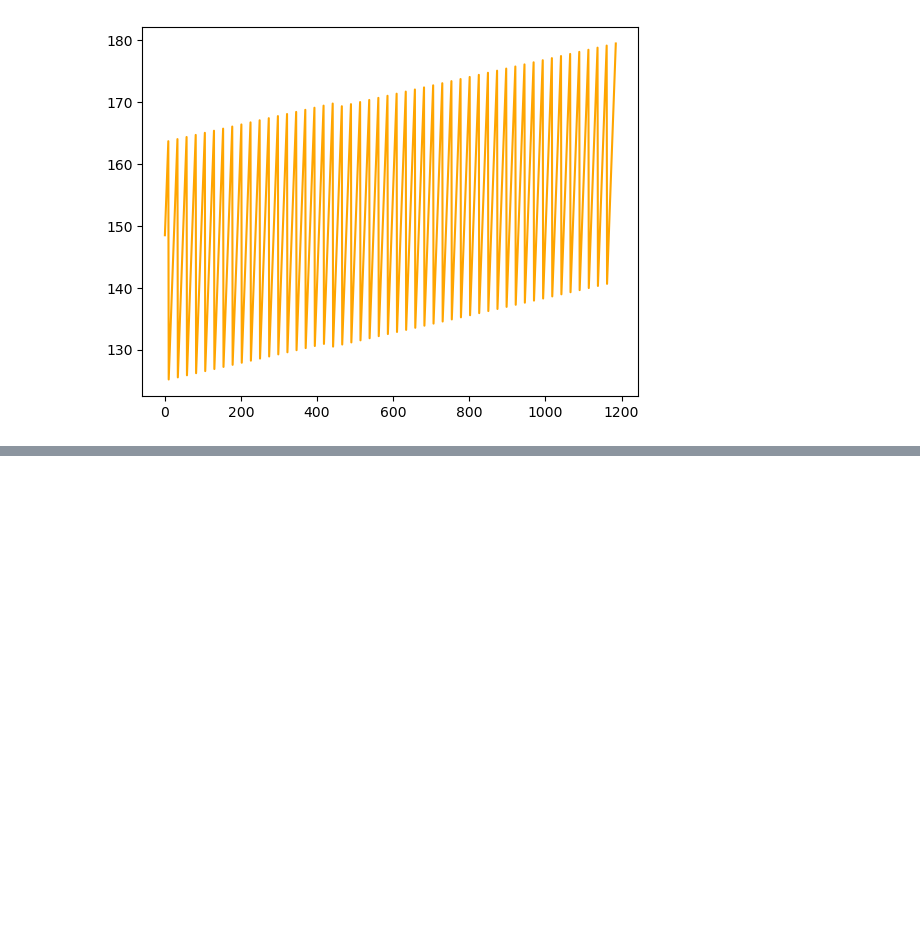
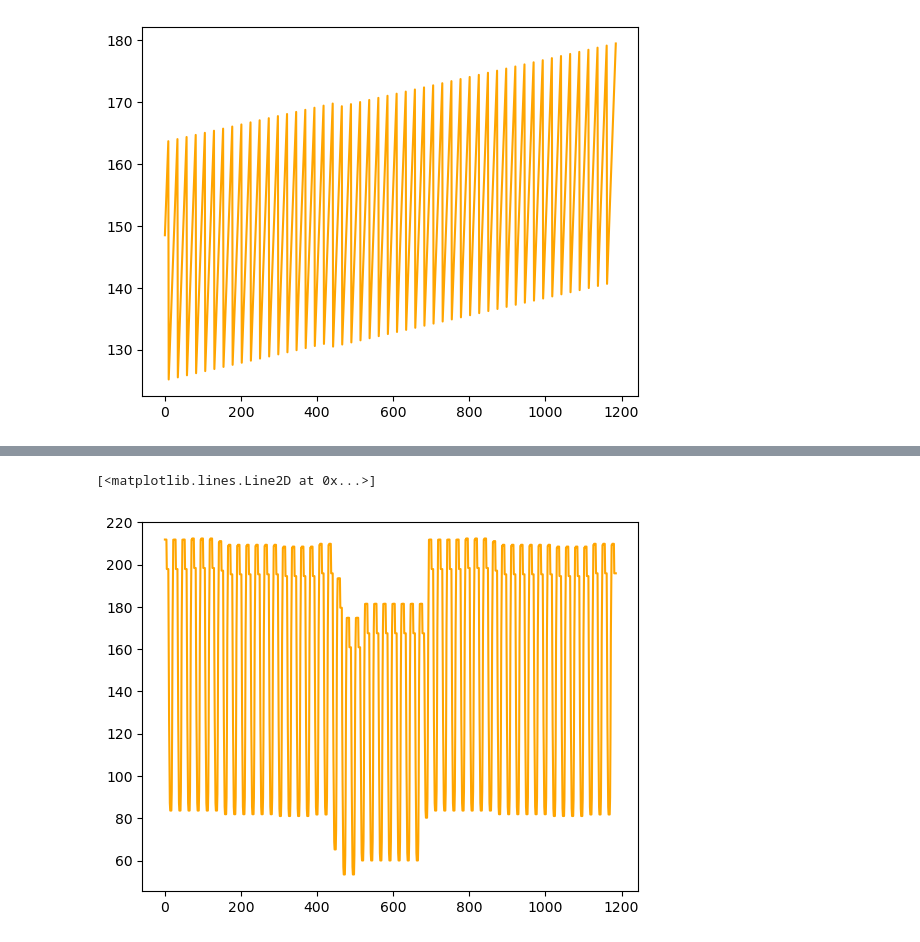
Before and after one commit to Feddyhub/supervised-learning-SearchGridCV-hyperparameter-optimization-exercise, a Jupyter notebook: task5-checkpoint.ipynb, the cells around one changed output, grey strips where cells are left out. Saved outputs shown, nothing was run; the diff lists cells and outputs as text; code cells hidden in the pictures; blank space fills up the shorter version.

```diff
--- a/task5-checkpoint.ipynb
+++ b/task5-checkpoint.ipynb
@@ -487,5 +604,8 @@ plt.plot(y_pred41,color="blue")
 # %%
 # xGboost Regressor gridsearchCV
-plt.plot(y_pred42,color="orange")
+plt.plot(y_pred24,color="orange")
+# %% [output]
+[<matplotlib.lines.Line2D at 0x...>]
+[figure, added]
 # %%
 # LightGradientBoost Regressor default parameter
```
Also changed, not shown: parts of 30 cells of this notebook.
